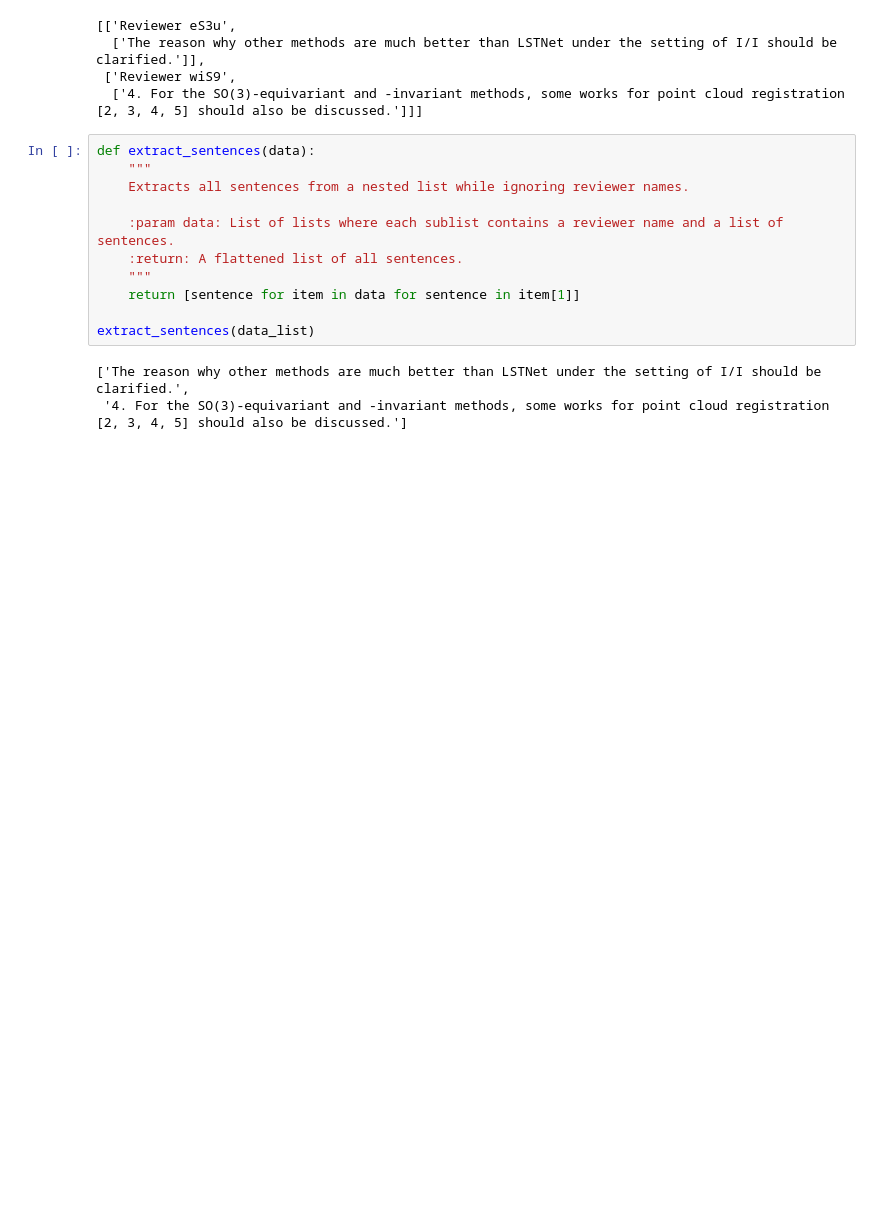
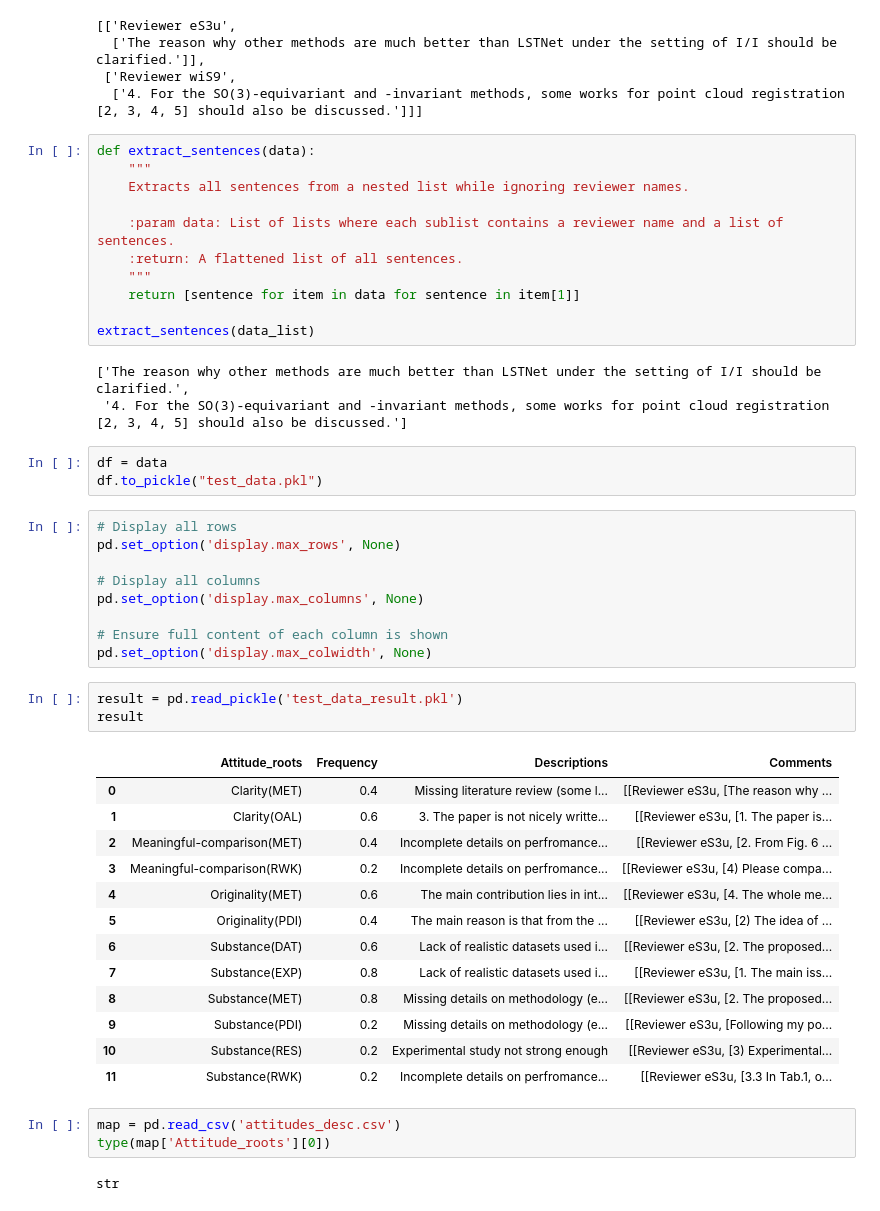
Before and after one commit to sukannyapurkayastha/DASP_report_template, a Jupyter notebook: attitude_classifier/description.ipynb, the cells around one changed output. Cells and saved outputs as stored; diff of their text form; blank space fills up the shorter version.

Commit message:
desc

```diff
--- a/attitude_classifier/description.ipynb
+++ b/attitude_classifier/description.ipynb
@@ -35,3 +86,37 @@ extract_sentences(data_list)
 # %% [output]
 ['The reason why other methods are much better than LSTNet under the setting of I/I should be clarified.',
  '4. For the SO(3)-equivariant and -invariant methods, some works for point cloud registration [2, 3, 4, 5] should also be discussed.']
+# %%
+df = data
+df.to_pickle("test_data.pkl")
+# %%
+# Display all rows
+pd.set_option('display.max_rows', None)
+
+# Display all columns
+pd.set_option('display.max_columns', None)
+
+# Ensure full content of each column is shown
+pd.set_option('display.max_colwidth', None)
+# %%
+result = pd.read_pickle('test_data_result.pkl')
+result
+# %% [output]
+|  | Attitude_roots | Frequency | Descriptions | Comments |
+| 0 | Clarity(MET) | 0.4 | Missing literature review (some l... | [[Reviewer eS3u, [The reason why ... |
+| 1 | Clarity(OAL) | 0.6 | 3. The paper is not nicely writte... | [[Reviewer eS3u, [1. The paper is... |
+| 2 | Meaningful-comparison(MET) | 0.4 | Incomplete details on perfromance... | [[Reviewer eS3u, [2. From Fig. 6 ... |
+| 3 | Meaningful-comparison(RWK) | 0.2 | Incomplete details on perfromance... | [[Reviewer eS3u, [4) Please compa... |
+| 4 | Originality(MET) | 0.6 | The main contribution lies in int... | [[Reviewer eS3u, [4. The whole me... |
+| 5 | Originality(PDI) | 0.4 | The main reason is that from the ... | [[Reviewer eS3u, [2) The idea of ... |
+| 6 | Substance(DAT) | 0.6 | Lack of realistic datasets used i... | [[Reviewer eS3u, [2. The proposed... |
+| 7 | Substance(EXP) | 0.8 | Lack of realistic datasets used i... | [[Reviewer eS3u, [1. The main iss... |
+| 8 | Substance(MET) | 0.8 | Missing details on methodology (e... | [[Reviewer eS3u, [2. The proposed... |
+| 9 | Substance(PDI) | 0.2 | Missing details on methodology (e... | [[Reviewer eS3u, [Following my po... |
+| 10 | Substance(RES) | 0.2 | Experimental study not strong enough | [[Reviewer eS3u, [3) Experimental... |
+| 11 | Substance(RWK) | 0.2 | Incomplete details on perfromance... | [[Reviewer eS3u, [3.3 In Tab.1, o... |
+# %%
+map = pd.read_csv('attitudes_desc.csv')
+type(map['Attitude_roots'][0])
+# %% [output]
+str
```
Also changed, not shown: parts of 6 cells of this notebook, 3 other files.
